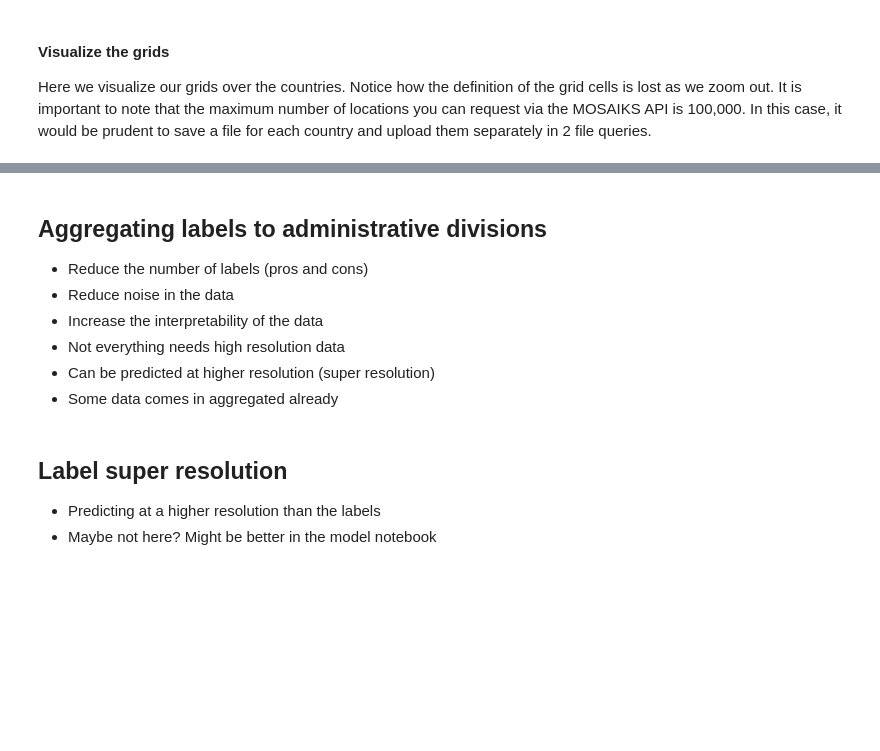
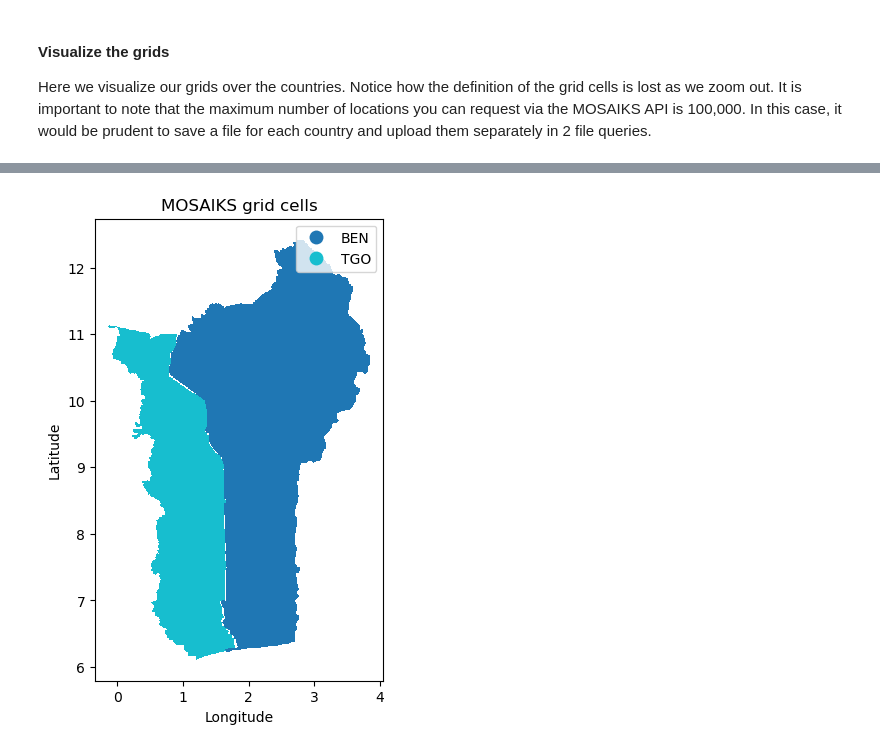
Before and after one commit to fless-lab/MOSAIKS-Training-Manual-French-Version, a Jupyter notebook: notebooks/demo/02-label-data_demo.ipynb, the cells around one changed output, grey strips where cells are left out. Saved outputs shown, nothing was run; the diff lists cells and outputs as text; code cells hidden in the pictures; blank space fills up the shorter version.

Commit message:
update label demo

```diff
--- a/notebooks/demo/02-label-data_demo.ipynb
+++ b/notebooks/demo/02-label-data_demo.ipynb
@@ -360,7 +433,7 @@ tgo_ben_grid = create_grid(
     resolution=0.01,
     geometry_col="geometry",
     id_col="shapeISO",
-    # return_ids=True,
+    return_ids=True,
 )
 tgo_ben_grid_gdf = gpd.GeoDataFrame(
     tgo_ben_grid,
@@ -594,14 +463,0 @@ extracted_vals.plot(column="mean", legend=True, figsize=(10, 10), cmap="YlGn")
-# %% [markdown]
-## Aggregating labels to administrative divisions
-
-- Reduce the number of labels (pros and cons)
-- Reduce noise in the data
-- Increase the interpretability of the data
-- Not everything needs high resolution data
-- Can be predicted at higher resolution (super resolution)
-- Some data comes in aggregated already
-# %% [markdown]
-## Label super resolution
-
-- Predicting at a higher resolution than the labels
-- Maybe not here? Might be better in the model notebook
@@ -767,0 +464,11 @@ extracted_vals.plot(column="mean", legend=True, figsize=(10, 10), cmap="YlGn")
+# %%
+fig, ax = plt.subplots(figsize=(6, 6))
+
+tgo_ben_grid_gdf.plot(column="shapeISO", ax=ax, legend=True)
+
+ax.set_xlabel("Longitude")
+ax.set_ylabel("Latitude")
+plt.title("MOSAIKS grid cells")
+plt.show()
+# %% [output]
+[figure, added]
```
Also changed, not shown: parts of 71 cells of this notebook, 2 other files.
